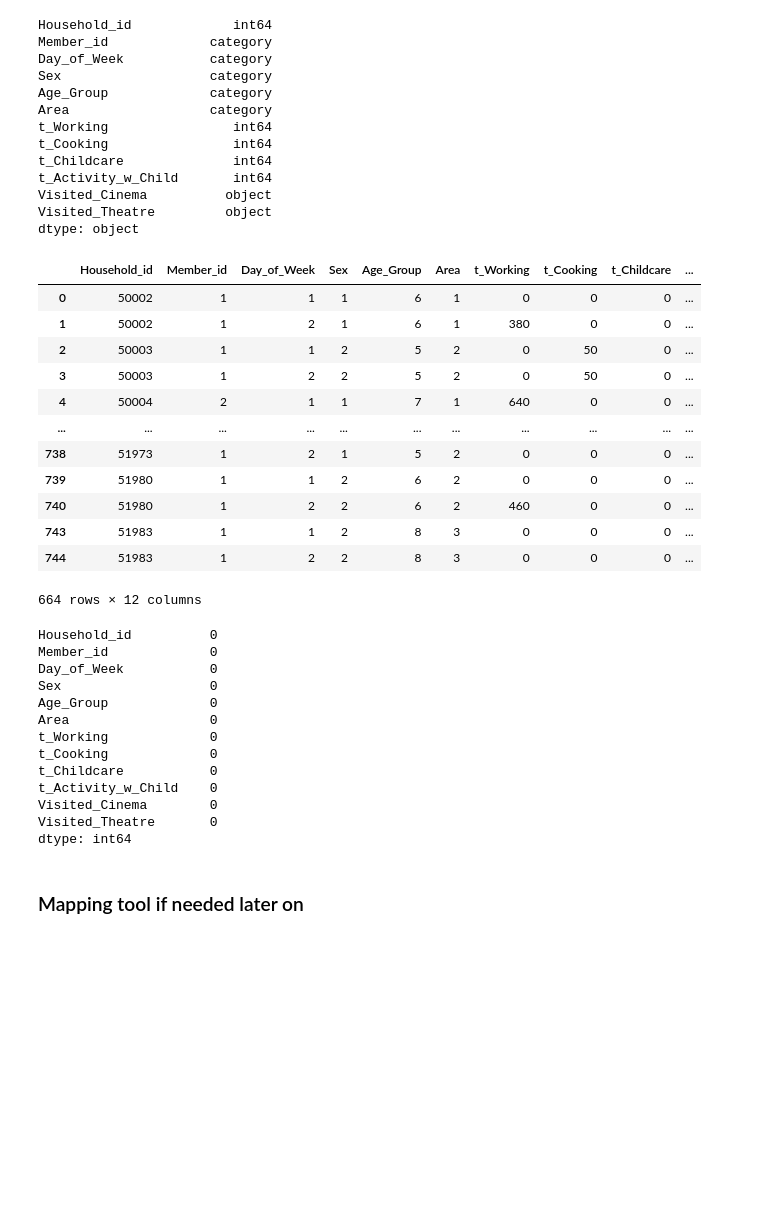
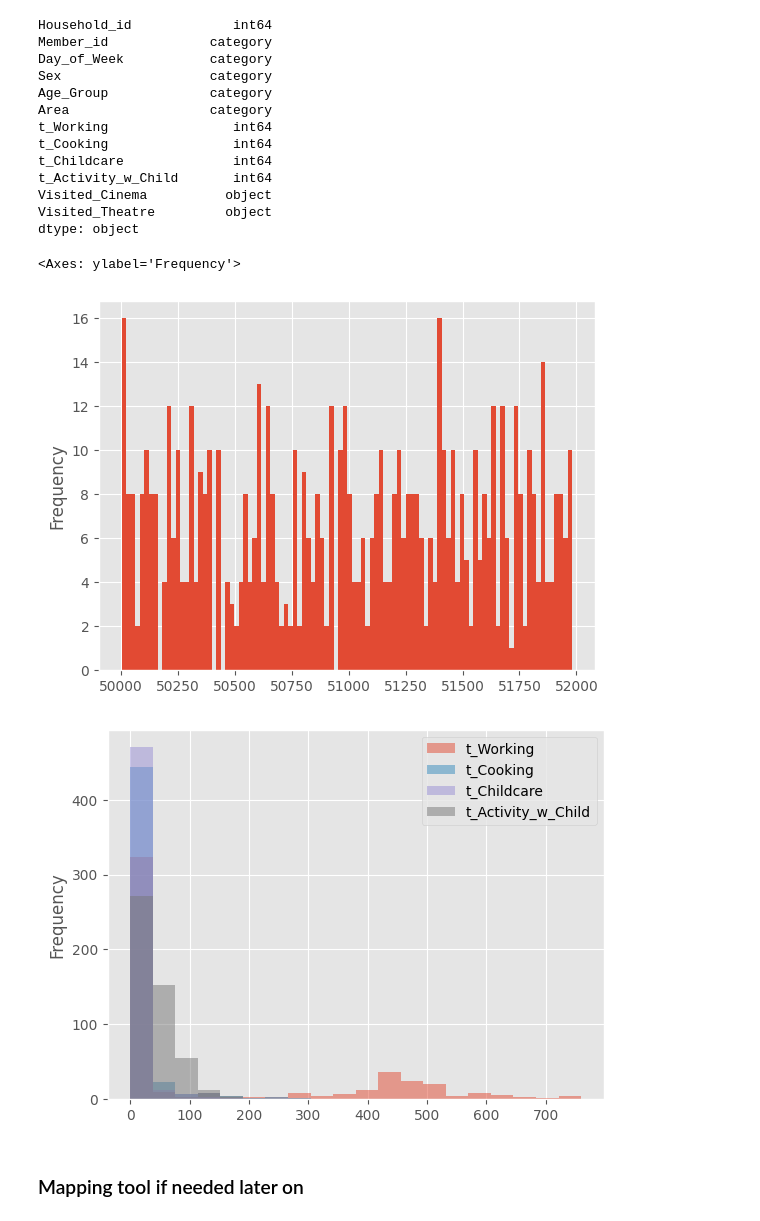
Before and after one commit to arttusamuel/statisical_data_analysis, a Jupyter notebook: stat-data-project/data-cleaning.ipynb, the cells around one changed output. Drawn from its saved outputs; the diff is of its cells as text; code cells hidden in the pictures; blank space fills up the shorter version.

```diff
--- a/stat-data-project/data-cleaning.ipynb
+++ b/stat-data-project/data-cleaning.ipynb
@@ -268,38 +293,25 @@ t_Activity_w_Child       int64
 Visited_Cinema          object
 Visited_Theatre         object
 dtype: object
-# %%
-df
-# %% [output]
-|  | Household_id | Member_id | Day_of_Week | Sex | Age_Group | Area | t_Working | t_Cooking | t_Childcare | ... |
-| 0 | 50002 | 1 | 1 | 1 | 6 | 1 | 0 | 0 | 0 | ... |
-| 1 | 50002 | 1 | 2 | 1 | 6 | 1 | 380 | 0 | 0 | ... |
-| 2 | 50003 | 1 | 1 | 2 | 5 | 2 | 0 | 50 | 0 | ... |
-| 3 | 50003 | 1 | 2 | 2 | 5 | 2 | 0 | 50 | 0 | ... |
-| 4 | 50004 | 2 | 1 | 1 | 7 | 1 | 640 | 0 | 0 | ... |
-| ... | ... | ... | ... | ... | ... | ... | ... | ... | ... | ... |
-| 738 | 51973 | 1 | 2 | 1 | 5 | 2 | 0 | 0 | 0 | ... |
-| 739 | 51980 | 1 | 1 | 2 | 6 | 2 | 0 | 0 | 0 | ... |
-| 740 | 51980 | 1 | 2 | 2 | 6 | 2 | 460 | 0 | 0 | ... |
-| 743 | 51983 | 1 | 1 | 2 | 8 | 3 | 0 | 0 | 0 | ... |
-| 744 | 51983 | 1 | 2 | 2 | 8 | 3 | 0 | 0 | 0 | ... |
-664 rows × 12 columns
-# %%
-df.isna().sum()
-# %% [output]
-Household_id          0
-Member_id             0
-Day_of_Week           0
-Sex                   0
-Age_Group             0
-Area                  0
-t_Working             0
-t_Cooking             0
-t_Childcare           0
-t_Activity_w_Child    0
-Visited_Cinema        0
-Visited_Theatre       0
-dtype: int64
+# %%
+# Checking out ID range an possible errors
+
+pd.Series(df['Household_id'].values).plot(kind='hist', bins=100)
+
+# Few household_ids are missing since we deleted some rows and did not re_index++# Time spent in activities
+# Check weekend and weekday separately
+
+# There is 164 rows where all times are 0 minutes -> quite a lot
+time_columns = ['t_Working', 't_Cooking', 't_Childcare', 't_Activity_w_Child']
+time_df = df[time_columns]
+time_df[time_columns].value_counts()
+
+# Checking those that have some time spent in at least one of the activities
+time_df[(time_df != 0).any(axis=1)].plot.hist(bins=20, alpha=0.5)
+# %% [output]
+<Axes: ylabel='Frequency'>
+[figure, added]
+[figure, added]
 # %% [markdown]
 ### Mapping tool if needed later on
 # %%
```
Also changed, not shown: parts of 6 cells of this notebook.
